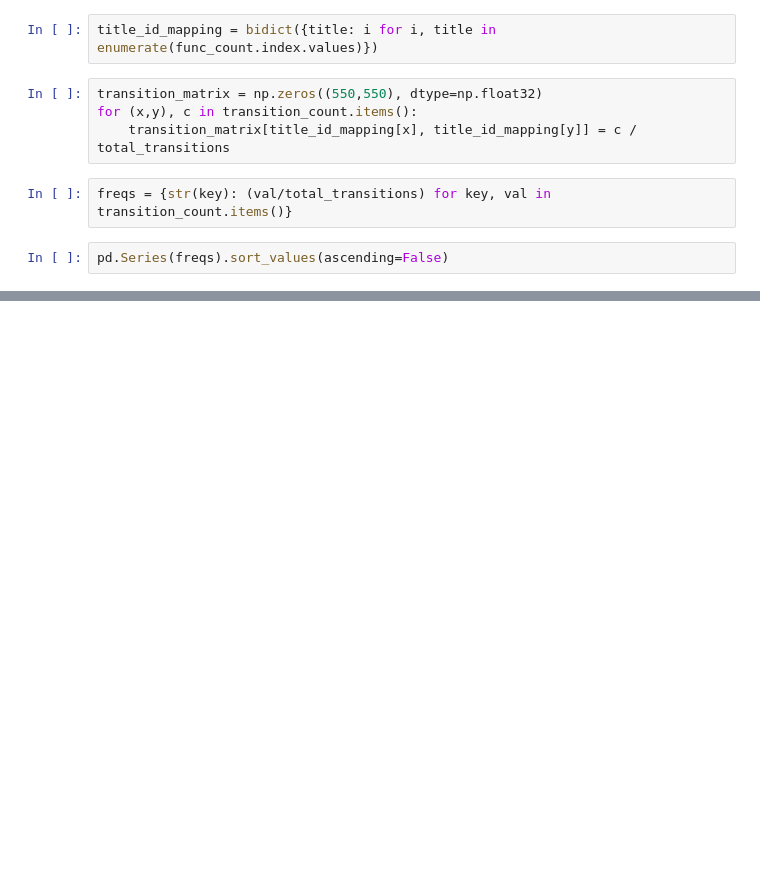
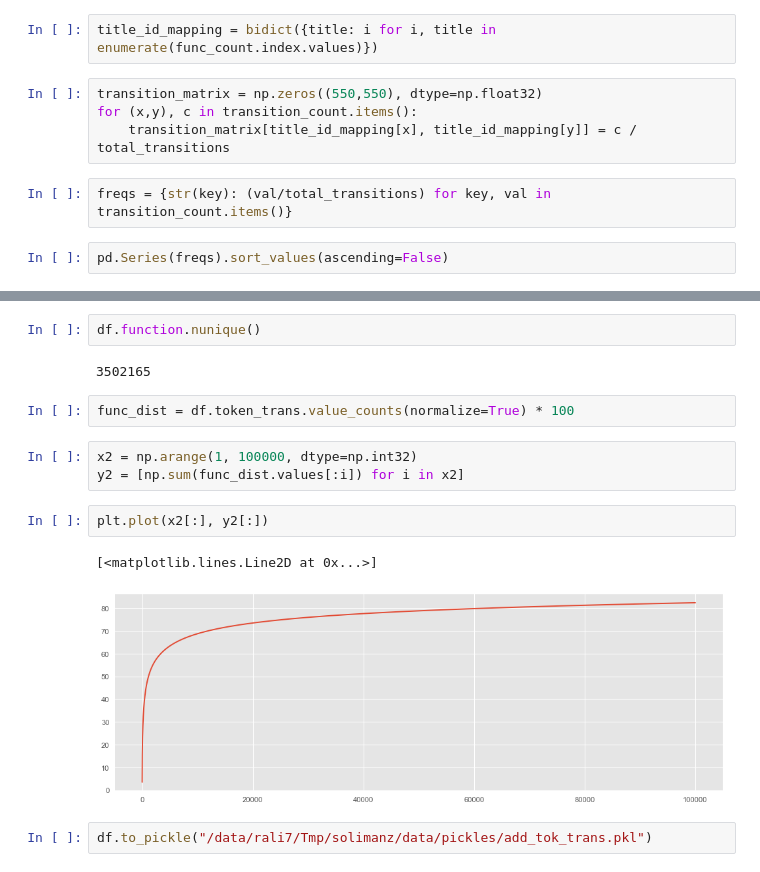
Before and after one commit to zaksoliman/career_prediction, a Jupyter notebook: notebooks/Workbench.ipynb, the cells around one changed output, grey strips where cells are left out. Drawn from its saved outputs; the diff is of its cells as text; blank space fills up the shorter version.

```diff
--- a/notebooks/Workbench.ipynb
+++ b/notebooks/Workbench.ipynb
@@ -64,0 +149,16 @@ pd.Series(freqs).sort_values(ascending=False)
+# %%
+df.function.nunique()
+# %% [output]
+3502165
+# %%
+func_dist = df.token_trans.value_counts(normalize=True) * 100
+# %%
+x2 = np.arange(1, 100000, dtype=np.int32)
+y2 = [np.sum(func_dist.values[:i]) for i in x2]
+# %%
+plt.plot(x2[:], y2[:])
+# %% [output]
+[<matplotlib.lines.Line2D at 0x...>]
+[figure, added]
+# %%
+df.to_pickle("/data/rali7/Tmp/solimanz/data/pickles/add_tok_trans.pkl")
```
Also changed, not shown: parts of 35 cells of this notebook, 4 other files.
